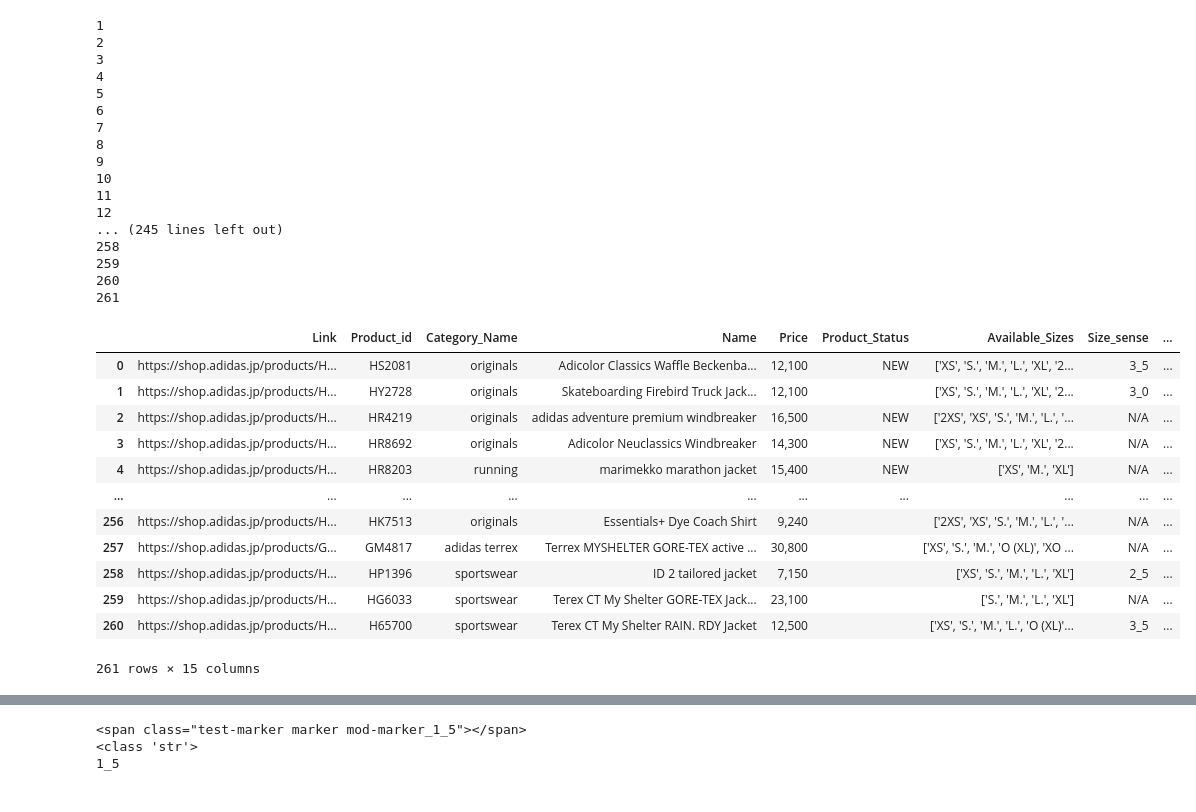
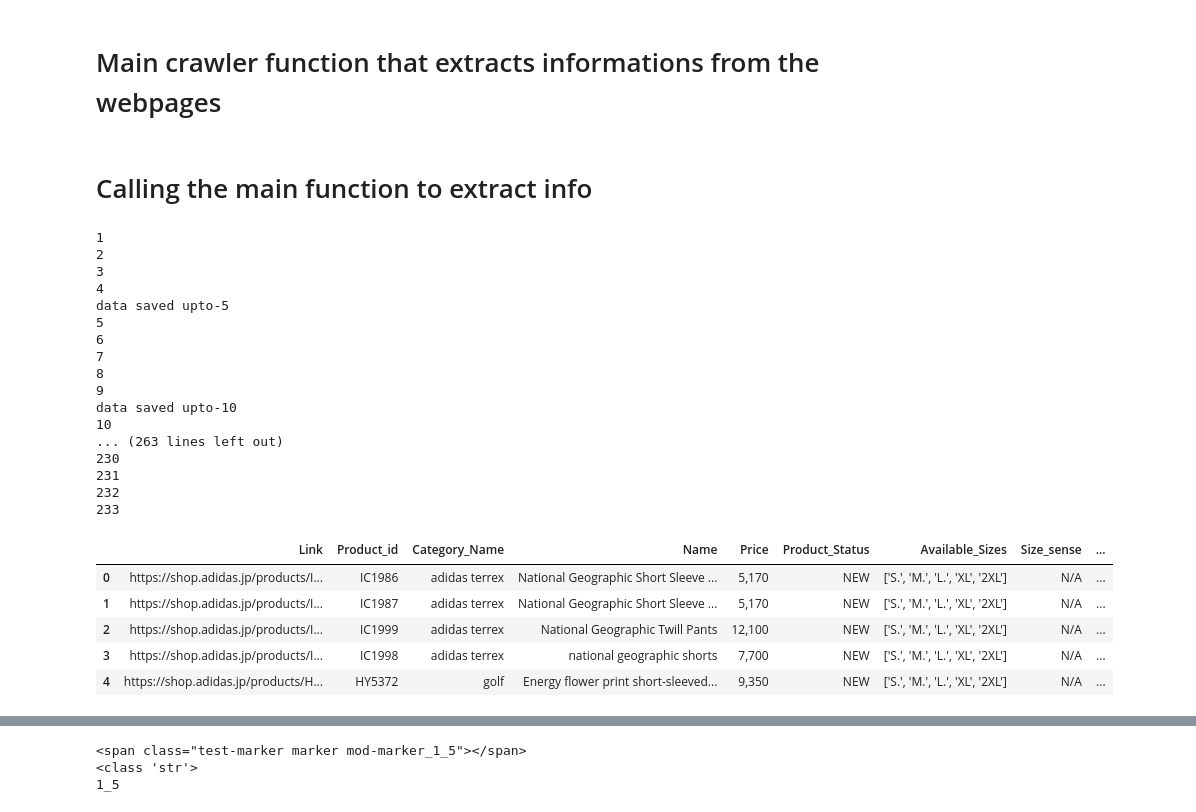
Before and after one commit to borson-sakib/WebCrawler-Selenium-Analytics, a Jupyter notebook: Data Crawling and Analysis.ipynb, the cells around one changed output, grey strips where cells are left out. Drawn from its saved outputs; the diff is of its cells as text; code cells hidden in the pictures.

```diff
--- a/Data Crawling and Analysis.ipynb
+++ b/Data Crawling and Analysis.ipynb
@@ -409,21 +413,25 @@ def parse_ratings(html):
         return ratings
     except:
         return None
+# %% [markdown]
+# Main crawler function that extracts informations from the webpages
 # %%
-def get_h1_from_links(links, class_name,span_class,salesst,size,c_path):
+def crawl_and_extract_data(links, class_name,span_class,salesst,size,c_path):
 
     #------------Driver Config-----------start---------
 
-    driver = driver_config()
+    driver = driver_config() #Initializing driver configs
 
     #------------Driver Config-----------end---------
     count = 1
+    #Initializing dataframes to store extracted info
     data = []
+    df = pd.DataFrame(columns=['Link','Product_id','Category_Name' ,'Name', 'Price','Product_Status','Available_Sizes','Size_sense','Path','Size_Attributes','Size_Attributes_Values','Rating','Sense_of_Rating','Recommended_rate','KWs'])
     reviews_df = pd.DataFrame(columns=['p_id', 'rating', 'title', 'date', 'full_review', 'user', 'recommendations'])
     product_description = pd.DataFrame(columns=['p_id','Title_Description', 'Detailed_Description', 'Summary_Description'])
     resources = pd.DataFrame(columns=['p_id', 'resource_url'])
     coordinate_products = pd.DataFrame(columns=['p_id', 'coordinate_product_name','coordinate_product_price','coordinate_product_id','coordinate_product_image_url','coordinate_product_url'])
-    # Loop through each link and retrieve the h1 element with the specified class
+    # Loop through each link and retrieve the desired elements with the specified class
     for link in links:
 
         try:
@@ -460,15 +468,11 @@ def get_h1_from_links(links, class_name,span_class,salesst,size,c_path):
         if product_review:
             array = []
             for r in product_review:
-#                 head_review = review.find('div',{'class':'BVRRReviewDisplayStyle5Header'})
-#                 print(head_review.text)
+
                 review = review_parser(r,product_id)
                 reviews_df = reviews_df.append(review, ignore_index=True)
 
                 array.append(str(review))
-#                 print(review)
-#                 print('------------------------------')
-#             print(array)
 
         product_size_chart = sizechart(soup)#SIZECHART
         product_name = get_element(soup,'h1',class_name)#NAME
@@ -492,6 +496,7 @@ def get_h1_from_links(links, class_name,span_class,salesst,size,c_path):
         category_path = soup.find('div', {'class': c_path})
         path = parse_path(str(category_path))
 
+        #Rating Informations
         try:
             rating_container = soup.find('div', {'class': 'BVRRQuickTakeCustomWrapper'})
             rating = rating_container.find('div', {'class': 'BVRRRatingNormalImage'}).img['alt']
@@ -503,62 +508,71 @@ def get_h1_from_links(links, class_name,span_class,salesst,size,c_path):
             recommended_rate = 'N/A'
             sense_of_rating = 'N/A'
 
+        #Resources urls
         image_urls = get_image_url(product_id,soup)
         resources = resources.append(image_urls, ignore_index=True)
 
+        #KWs
         KWs = parse_tags(soup)
+        df.append([link,product_id,category_name, product_name, product_price,product_status,str(sizes),size_sense,str(path),str(product_size_chart[0]),str(product_size_chart[1]),str(rating),str(sense_of_rating),str(recommended_rate),str(KWs)])
 
         #-------------Getting Product Info------------end------------------
+        data = [link,product_id,category_name, product_name, product_price,product_status,str(sizes),size_sense,str(path),str(product_size_chart[0]),str(product_size_chart[1]),str(rating),str(sense_of_rating),str(recommended_rate),str(KWs)]
+        df.loc[len(df)] = data
 
         print(count)
         count += 1
-        if count % 10 == 0:
+        #Saving the data to a spreadsheet every 5 iterations to avoid errors like Network and server issues
+        if count % 5 == 0:
+            writer = pd.ExcelWriter('adidas_japan.xlsx')
+
+            # write each dataframe to a different sheet
+            df.to_excel(writer, sheet_name='product_details', index=False)
+            reviews_df.to_excel(writer, sheet_name='product_reviews', index=False)
+            product_description.to_excel(writer, sheet_name='product_description', index=False)
+            resources.to_excel(writer, sheet_name='resources', index=False)
+            coordinate_products.to_excel(writer, sheet_name='coordinate_products_list', index=False)
+
+            # save the writer
+            writer.save()
+            print('data saved upto' + '-' + str(count))
             time.sleep(10)
-        # Add the link, h1 text, and span text to the data list
-        data.append([link,product_id,category_name, product_name, product_price,product_status,str(sizes),size_sense,str(path),str(product_size_chart[0]),str(product_size_chart[1]),str(rating),str(sense_of_rating),str(recommended_rate),str(KWs)])
 
     # Close the webdriver
     driver.quit()
 
-    # Convert the data list to a Pandas DataFrame and return it
-    df = pd.DataFrame(data, columns=['Link','Product_id','Category_Name' ,'Name', 'Price','Product_Status','Available_Sizes','Size_sense','Path','Size_Attributes','Size_Attributes_Values','Rating','Sense_of_Rating','Recommended_rate','KWs'])
     return df,reviews_df,product_description,resources,coordinate_products
+# %% [markdown]
+# Calling the main function to extract info
 # %%
-dataframe,review,product_description,resources,coordinate_products = get_h1_from_links(product_url, 'itemTitle test-itemTitle','articlePrice test-articlePrice css-1apqb46','articleSalesStatus css-prnrg3','sizeSelectorList','breadcrumb_wrap')
+dataframe,review,product_description,resources,coordinate_products = crawl_and_extract_data(product_url, 'itemTitle test-itemTitle','articlePrice test-articlePrice css-1apqb46','articleSalesStatus css-prnrg3','sizeSelectorList','breadcrumb_wrap')
 # %% [output]
 1
 2
 3
 4
+data saved upto-5
 5
 6
 7
 8
 9
+data saved upto-10
 10
-11
-12
-... (245 lines left out)
-258
-259
-260
-261
+... (263 lines left out)
+230
+231
+232
+233
 # %%
-dataframe
+dataframe.head()
 # %% [output]
 |  | Link | Product_id | Category_Name | Name | Price | Product_Status | Available_Sizes | Size_sense | ... |
-| 0 | https://shop.adidas.jp/products/H... | HS2081 | originals | Adicolor Classics Waffle Beckenba... | 12,100 | NEW | ['XS', 'S.', 'M.', 'L.', 'XL', '2... | 3_5 | ... |
-| 1 | https://shop.adidas.jp/products/H... | HY2728 | originals | Skateboarding Firebird Truck Jack... | 12,100 |  | ['XS', 'S.', 'M.', 'L.', 'XL', '2... | 3_0 | ... |
-| 2 | https://shop.adidas.jp/products/H... | HR4219 | originals | adidas adventure premium windbreaker | 16,500 | NEW | ['2XS', 'XS', 'S.', 'M.', 'L.', '... | N/A | ... |
-| 3 | https://shop.adidas.jp/products/H... | HR8692 | originals | Adicolor Neuclassics Windbreaker | 14,300 | NEW | ['XS', 'S.', 'M.', 'L.', 'XL', '2... | N/A | ... |
-| 4 | https://shop.adidas.jp/products/H... | HR8203 | running | marimekko marathon jacket | 15,400 | NEW | ['XS', 'M.', 'XL'] | N/A | ... |
-| ... | ... | ... | ... | ... | ... | ... | ... | ... | ... |
-| 256 | https://shop.adidas.jp/products/H... | HK7513 | originals | Essentials+ Dye Coach Shirt | 9,240 |  | ['2XS', 'XS', 'S.', 'M.', 'L.', '... | N/A | ... |
-| 257 | https://shop.adidas.jp/products/G... | GM4817 | adidas terrex | Terrex MYSHELTER GORE-TEX active ... | 30,800 |  | ['XS', 'S.', 'M.', 'O (XL)', 'XO ... | N/A | ... |
-| 258 | https://shop.adidas.jp/products/H... | HP1396 | sportswear | ID 2 tailored jacket | 7,150 |  | ['XS', 'S.', 'M.', 'L.', 'XL'] | 2_5 | ... |
-| 259 | https://shop.adidas.jp/products/H... | HG6033 | sportswear | Terex CT My Shelter GORE-TEX Jack... | 23,100 |  | ['S.', 'M.', 'L.', 'XL'] | N/A | ... |
-| 260 | https://shop.adidas.jp/products/H... | H65700 | sportswear | Terex CT My Shelter RAIN. RDY Jacket | 12,500 |  | ['XS', 'S.', 'M.', 'L.', 'O (XL)'... | 3_5 | ... |
+| 0 | https://shop.adidas.jp/products/I... | IC1986 | adidas terrex | National Geographic Short Sleeve ... | 5,170 | NEW | ['S.', 'M.', 'L.', 'XL', '2XL'] | N/A | ... |
+| 1 | https://shop.adidas.jp/products/I... | IC1987 | adidas terrex | National Geographic Short Sleeve ... | 5,170 | NEW | ['S.', 'M.', 'L.', 'XL', '2XL'] | N/A | ... |
+| 2 | https://shop.adidas.jp/products/I... | IC1999 | adidas terrex | National Geographic Twill Pants | 12,100 | NEW | ['S.', 'M.', 'L.', 'XL', '2XL'] | N/A | ... |
+| 3 | https://shop.adidas.jp/products/I... | IC1998 | adidas terrex | national geographic shorts | 7,700 | NEW | ['S.', 'M.', 'L.', 'XL', '2XL'] | N/A | ... |
+| 4 | https://shop.adidas.jp/products/H... | HY5372 | golf | Energy flower print short-sleeved... | 9,350 | NEW | ['S.', 'M.', 'L.', 'XL', '2XL'] | N/A | ... |
-261 rows × 15 columns
 # %%
 review
 product_description
```
Also changed, not shown: parts of 29 cells of this notebook, 1 other file.
